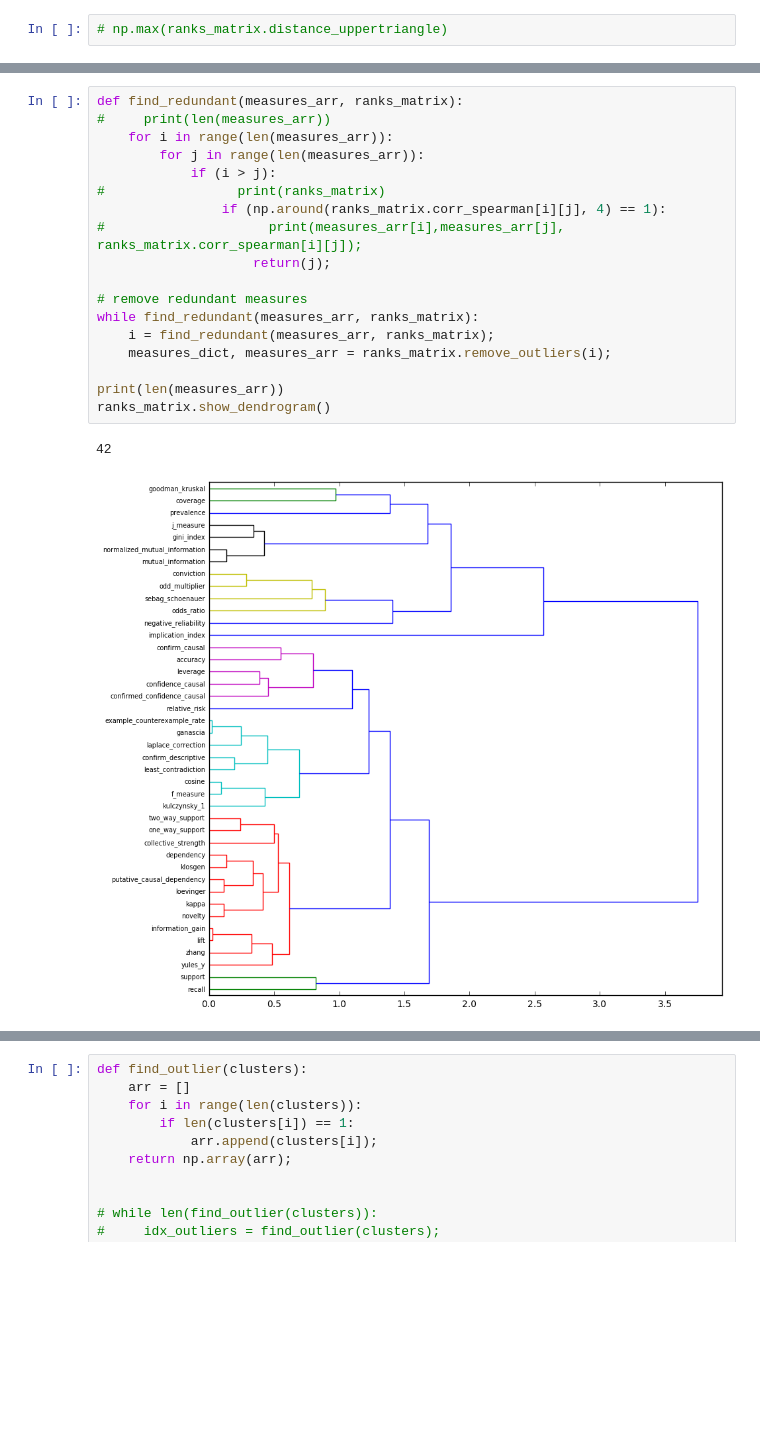
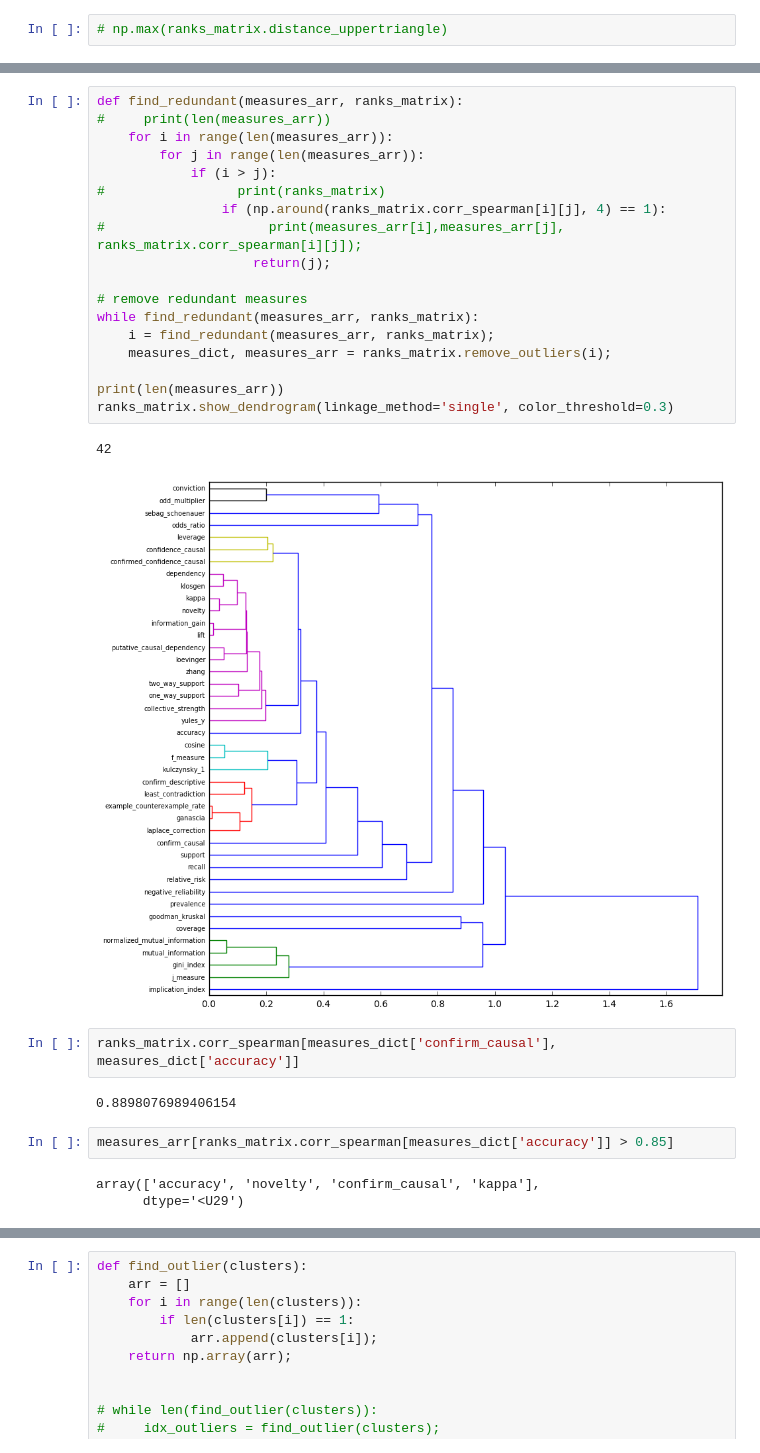
Before and after one commit to Nk173/arm_sourcecode, a Jupyter notebook: notebooks/Workbook - Dense+Sparse-SingleLinkage.ipynb, the cells around one changed output, grey strips where cells are left out. Cells and saved outputs as stored; diff of their text form; blank space fills up the shorter version.

```diff
--- a/Workbook - Dense+Sparse.ipynb
+++ b/notebooks/Workbook - Dense+Sparse-SingleLinkage.ipynb
@@ -17,21 +17,30 @@ ranks_matrix.visualize()
 # %%
 def find_redundant(measures_arr, ranks_matrix):
 #     print(len(measures_arr))
     for i in range(len(measures_arr)):
         for j in range(len(measures_arr)):
             if (i > j):
 #                 print(ranks_matrix)
                 if (np.around(ranks_matrix.corr_spearman[i][j], 4) == 1):
 #                     print(measures_arr[i],measures_arr[j], ranks_matrix.corr_spearman[i][j]);
                     return(j);
 
 # remove redundant measures
 while find_redundant(measures_arr, ranks_matrix):
     i = find_redundant(measures_arr, ranks_matrix);
     measures_dict, measures_arr = ranks_matrix.remove_outliers(i);
 
 print(len(measures_arr))
-ranks_matrix.show_dendrogram()
+ranks_matrix.show_dendrogram(linkage_method='single', color_threshold=0.3)
 # %% [output]
 42
-[figure, old version]
+[figure, new version]
+# %%
+ranks_matrix.corr_spearman[measures_dict['confirm_causal'], measures_dict['accuracy']]
+# %% [output]
+0.8898076989406154
+# %%
+measures_arr[ranks_matrix.corr_spearman[measures_dict['accuracy']] > 0.85]
+# %% [output]
+array(['accuracy', 'novelty', 'confirm_causal', 'kappa'],
+      dtype='<U29')
```
Also changed, not shown: parts of 11 cells of this notebook, 27 other files.
